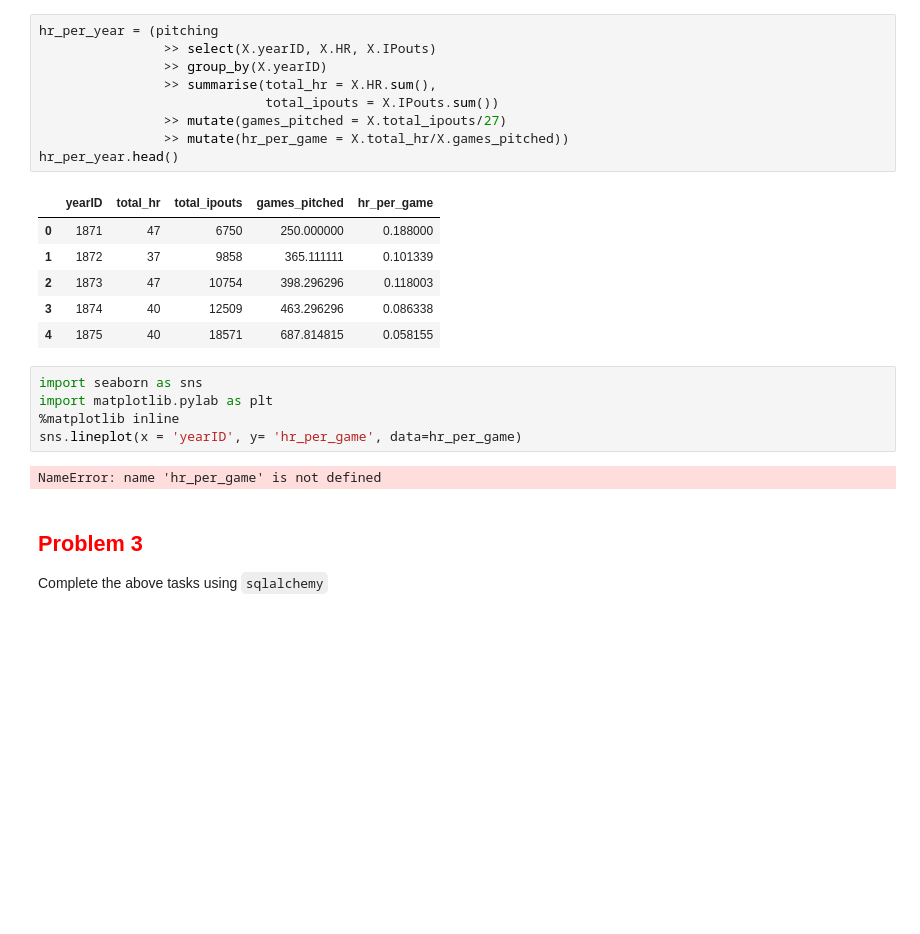
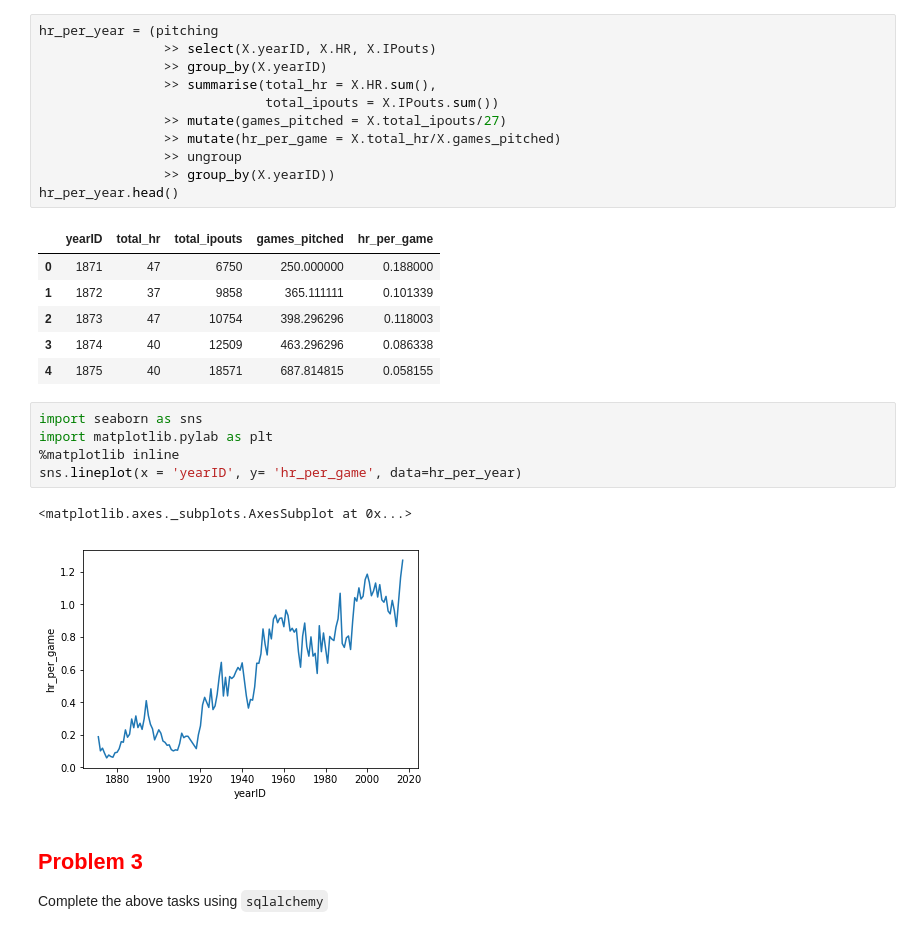
Before and after one commit to acker016/DSCI430, a Jupyter notebook: lab_4_pitching_aggregation_DAY1.ipynb, the cells around one changed output. Saved outputs shown, nothing was run; the diff lists cells and outputs as text; blank space fills up the shorter version.

```diff
--- a/lab_4_pitching_aggregation_DAY1.ipynb
+++ b/lab_4_pitching_aggregation_DAY1.ipynb
@@ -93,7 +93,9 @@ hr_per_year = (pitching
                 >> summarise(total_hr = X.HR.sum(),
                              total_ipouts = X.IPouts.sum())
                 >> mutate(games_pitched = X.total_ipouts/27)
-                >> mutate(hr_per_game = X.total_hr/X.games_pitched))
+                >> mutate(hr_per_game = X.total_hr/X.games_pitched)
+                >> ungroup
+                >> group_by(X.yearID))
 hr_per_year.head()
 # %% [output]
 |  | yearID | total_hr | total_ipouts | games_pitched | hr_per_game |
@@ -105,10 +107,11 @@ hr_per_year.head()
 # %%
 import seaborn as sns
 import matplotlib.pylab as plt
 %matplotlib inline
-sns.lineplot(x = 'yearID', y= 'hr_per_game', data=hr_per_game)
+sns.lineplot(x = 'yearID', y= 'hr_per_game', data=hr_per_year)
 # %% [output]
-NameError: name 'hr_per_game' is not defined
+<matplotlib.axes._subplots.AxesSubplot at 0x...>
+[figure, added]
 # %% [markdown]
 ## <font color="red"> Problem 3 </font>
 
```
Also changed, not shown: parts of 4 cells of this notebook.
